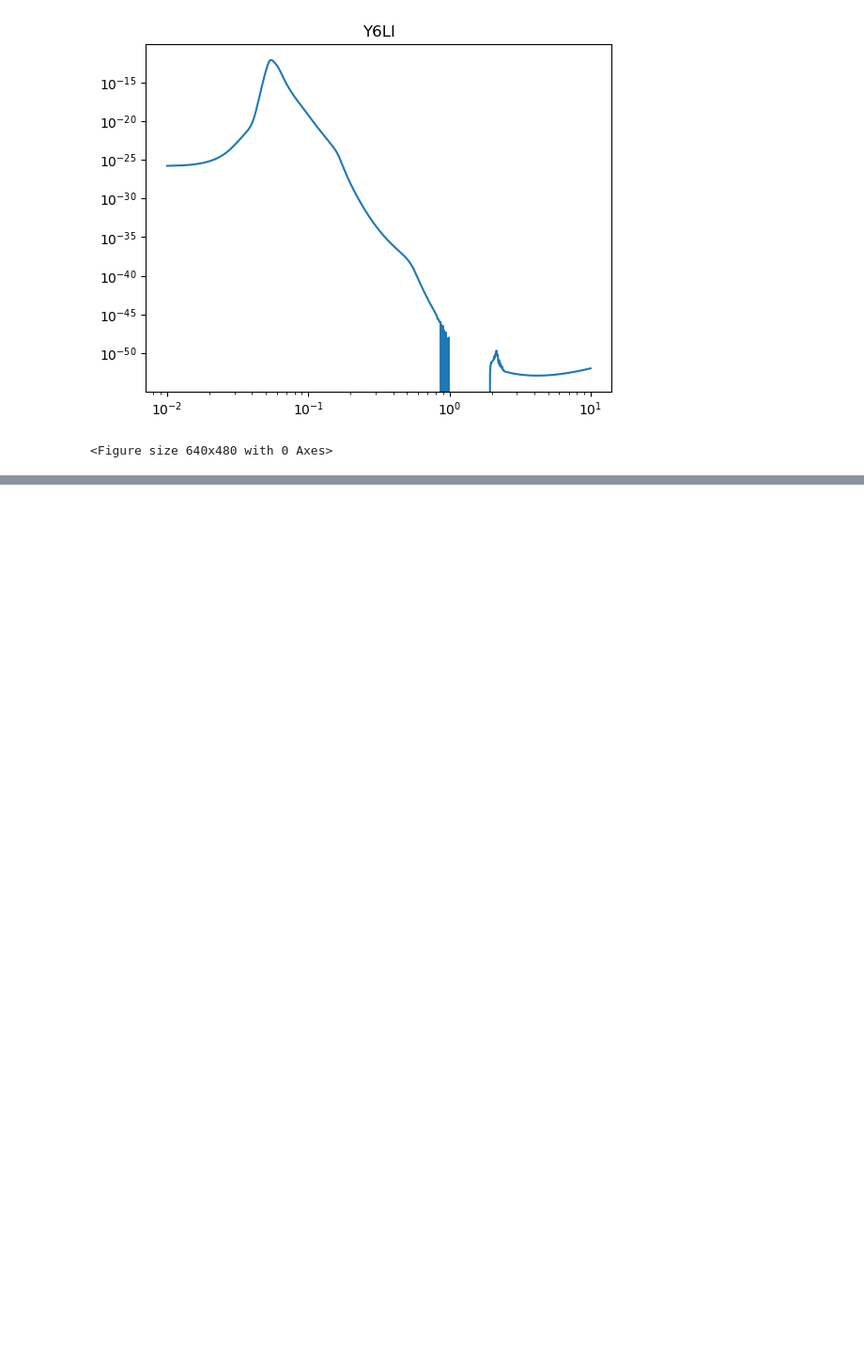
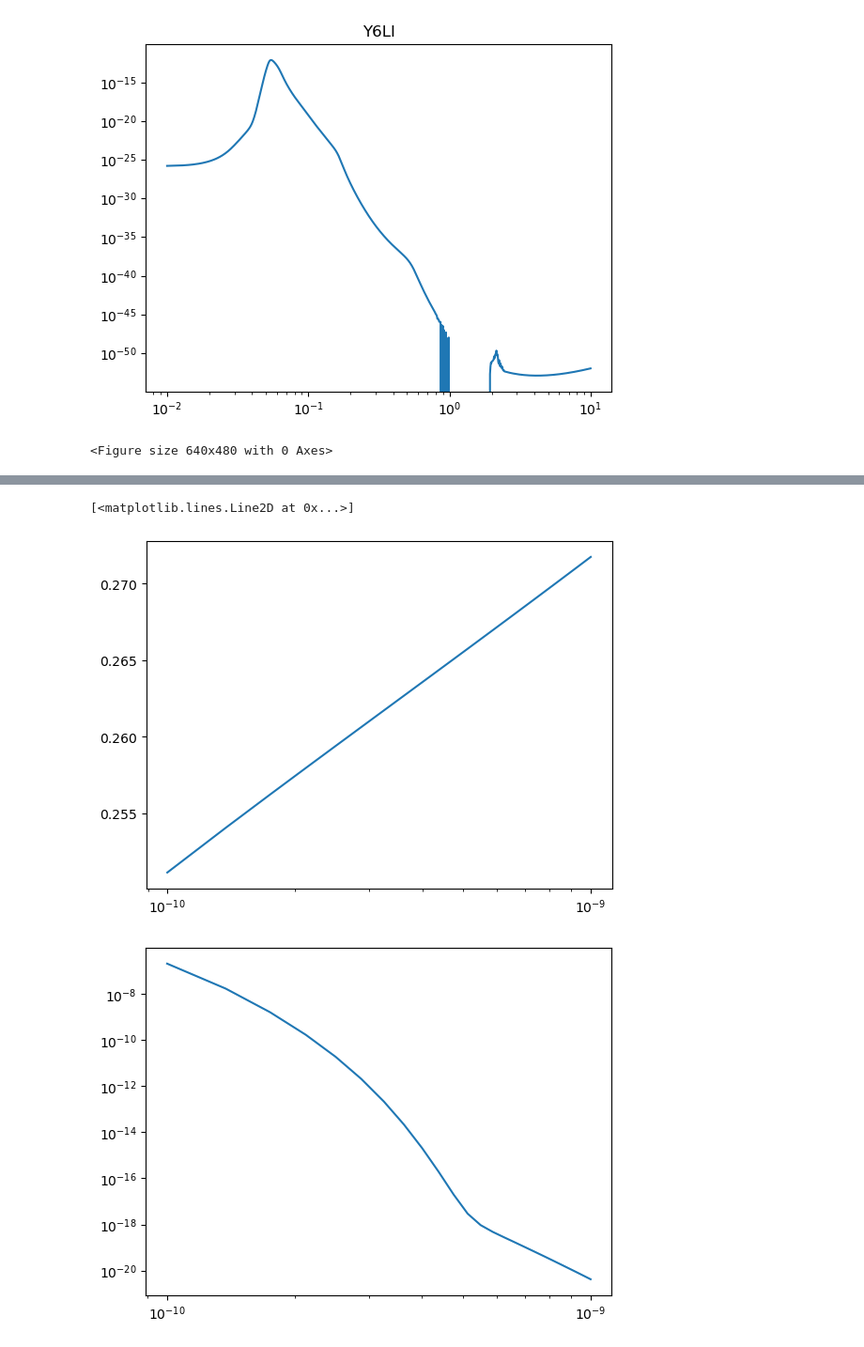
Before and after one commit to nuLABatUSD/BBN_evolve, a Jupyter notebook: SchrammDiagram.ipynb, the cells around one changed output, grey strips where cells are left out. Shown: that part at 94% size. Cells and saved outputs as stored; diff of their text form; code cells hidden in the pictures; blank space fills up the shorter version.

Commit message:
plots working, but D is low

```diff
--- a/SchrammDiagram.ipynb
+++ b/SchrammDiagram.ipynb
@@ -208,16 +202,11 @@ True
 # %%
-eta_final = np.linspace(1e-10,1e-9)
+eta_final = np.linspace(1e-10,1e-9, 25)
+HE_mass_fraction = np.zeros(len(eta_final))
+DH = np.zeros(len(eta_final))
+LI7H = np.zeros(len(eta_final))
+HE3H = np.zeros(len(eta_final))
+LI6H = np.zeros(len(eta_final))
 
-plt.figure()
 for i in range(len(eta_final)):
-    plt.semilogx(i,HE_mass_fraction[i])
-
-plt.figure()
-for i in range(len(eta_final)):
-    plt.loglog(i,DH[i])
-
-
-plt.figure()
-for i in range(len(eta_final)):
-    plt.loglog(i,LI7H[i])
+    HE_mass_fraction[i], DH[i], LI7H[i], HE3H[i], LI6H[i] = schramm(eta_final[i])
 # %% [output]
@@ -226,0 +230,15 @@ for i in range(len(eta_final)):
+# %%
+plt.figure()
+plt.semilogx(eta_final,HE_mass_fraction)
+
+
+plt.figure()
+plt.loglog(eta_final,DH)
+
+
+plt.figure()
+plt.loglog(eta_final,LI7H)
+# %% [output]
+[<matplotlib.lines.Line2D at 0x...>]
+[figure, added]
+[figure, added]
```
Also changed, not shown: parts of 5 cells of this notebook.
